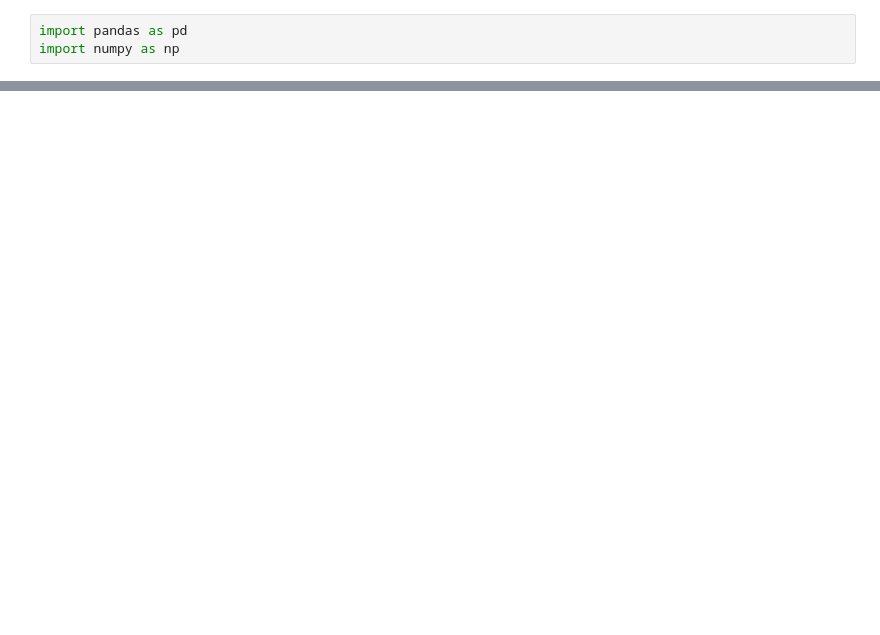
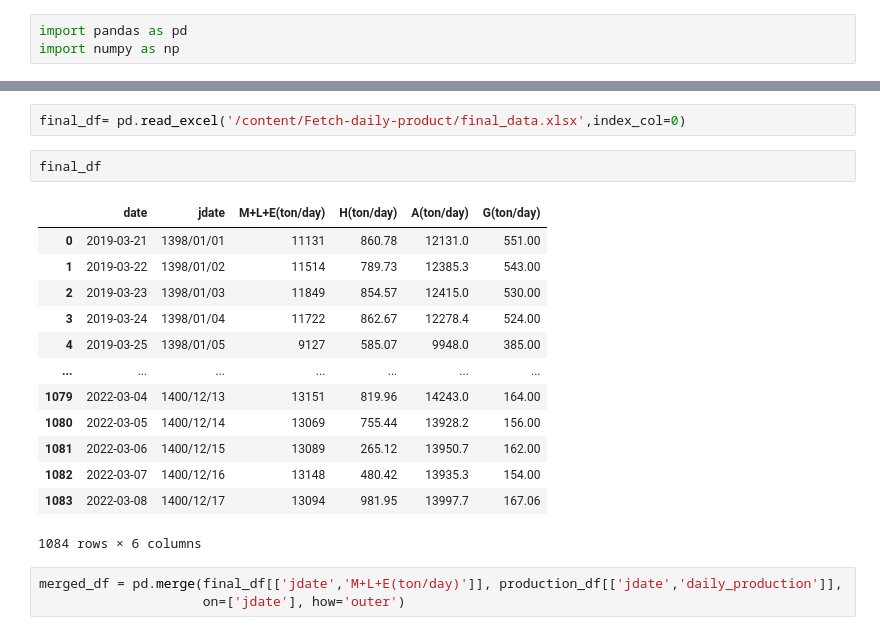
Before and after one commit to heidaralavi/Fetch-daily-product, a Jupyter notebook: compairing data.ipynb, the cells around one changed output, grey strips where cells are left out. Drawn from its saved outputs; the diff is of its cells as text; blank space fills up the shorter version.

```diff
--- a/compairing data.ipynb
+++ b/compairing data.ipynb
@@ -13,0 +64,21 @@ FileNotFoundError: [Errno 2] No such file or directory: ''
+# %%
+final_df= pd.read_excel('/content/Fetch-daily-product/final_data.xlsx',index_col=0)
+# %%
+final_df
+# %% [output]
+|  | date | jdate | M+L+E(ton/day) | H(ton/day) | A(ton/day) | G(ton/day) |
+| 0 | 2019-03-21 | 1398/01/01 | 11131 | 860.78 | 12131.0 | 551.00 |
+| 1 | 2019-03-22 | 1398/01/02 | 11514 | 789.73 | 12385.3 | 543.00 |
+| 2 | 2019-03-23 | 1398/01/03 | 11849 | 854.57 | 12415.0 | 530.00 |
+| 3 | 2019-03-24 | 1398/01/04 | 11722 | 862.67 | 12278.4 | 524.00 |
+| 4 | 2019-03-25 | 1398/01/05 | 9127 | 585.07 | 9948.0 | 385.00 |
+| ... | ... | ... | ... | ... | ... | ... |
+| 1079 | 2022-03-04 | 1400/12/13 | 13151 | 819.96 | 14243.0 | 164.00 |
+| 1080 | 2022-03-05 | 1400/12/14 | 13069 | 755.44 | 13928.2 | 156.00 |
+| 1081 | 2022-03-06 | 1400/12/15 | 13089 | 265.12 | 13950.7 | 162.00 |
+| 1082 | 2022-03-07 | 1400/12/16 | 13148 | 480.42 | 13935.3 | 154.00 |
+| 1083 | 2022-03-08 | 1400/12/17 | 13094 | 981.95 | 13997.7 | 167.06 |
+1084 rows × 6 columns
+# %%
+merged_df = pd.merge(final_df[['jdate','M+L+E(ton/day)']], production_df[['jdate','daily_production']],
+                     on=['jdate'], how='outer')
```
Also changed, not shown: parts of 7 cells of this notebook.
